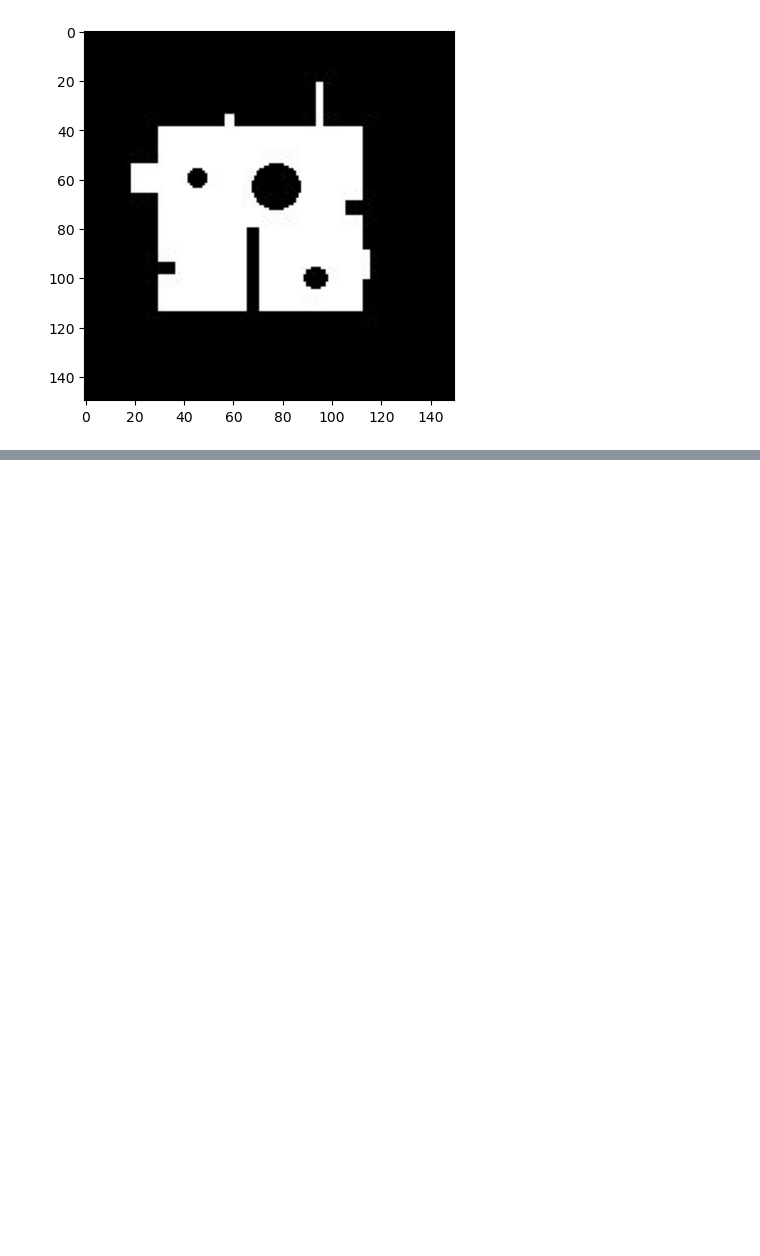
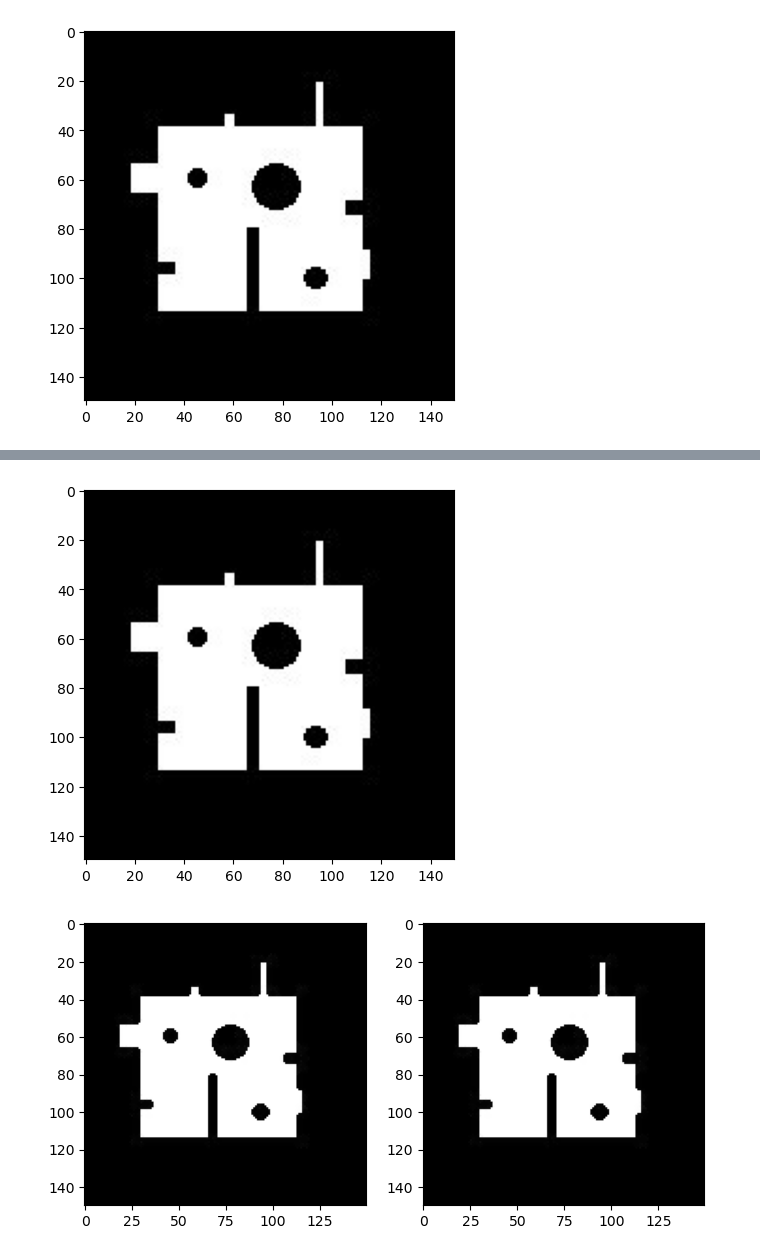
Before and after one commit to palladine/edu_misc, a Jupyter notebook: ml/223/task223.ipynb, the cells around one changed output, grey strips where cells are left out. Drawn from its saved outputs; the diff is of its cells as text; code cells hidden in the pictures; blank space fills up the shorter version.

```diff
--- a/ml/223/task223.ipynb
+++ b/ml/223/task223.ipynb
@@ -46,0 +45,26 @@ show_result(*func_oper(img, 'erode'))
+# %%
+# 2
+def show_result_2img(img1, img2):
+    plt.figure(figsize=(8, 8))
+    plt.subplot(1, 2, 1)
+    plt.imshow(img1)
+    plt.subplot(1, 2, 2)
+    plt.imshow(img2)
+    plt.show()
+
+def act_func(img, kernel, operation='close'):
+    method = f'MORPH_{operation.upper()}'
+    mask = cv2.getStructuringElement(cv2.MORPH_ELLIPSE, (kernel, kernel))
+    return cv2.morphologyEx(img, getattr(cv2, method), mask, iterations=1)
+# %%
+img = cv2.imread('Morph.jpg')
+# %%
+plt.imshow(img)
+
+imgc1 = act_func(img, 3, 'close')
+imgc2 = act_func(act_func(img, 3, 'dilate'), 3, 'erode')
+
+show_result_2img(imgc1, imgc2)
+# %% [output]
+[figure, added]
+[figure, added]
```
Also changed, not shown: parts of 18 cells of this notebook, 2 other files.
